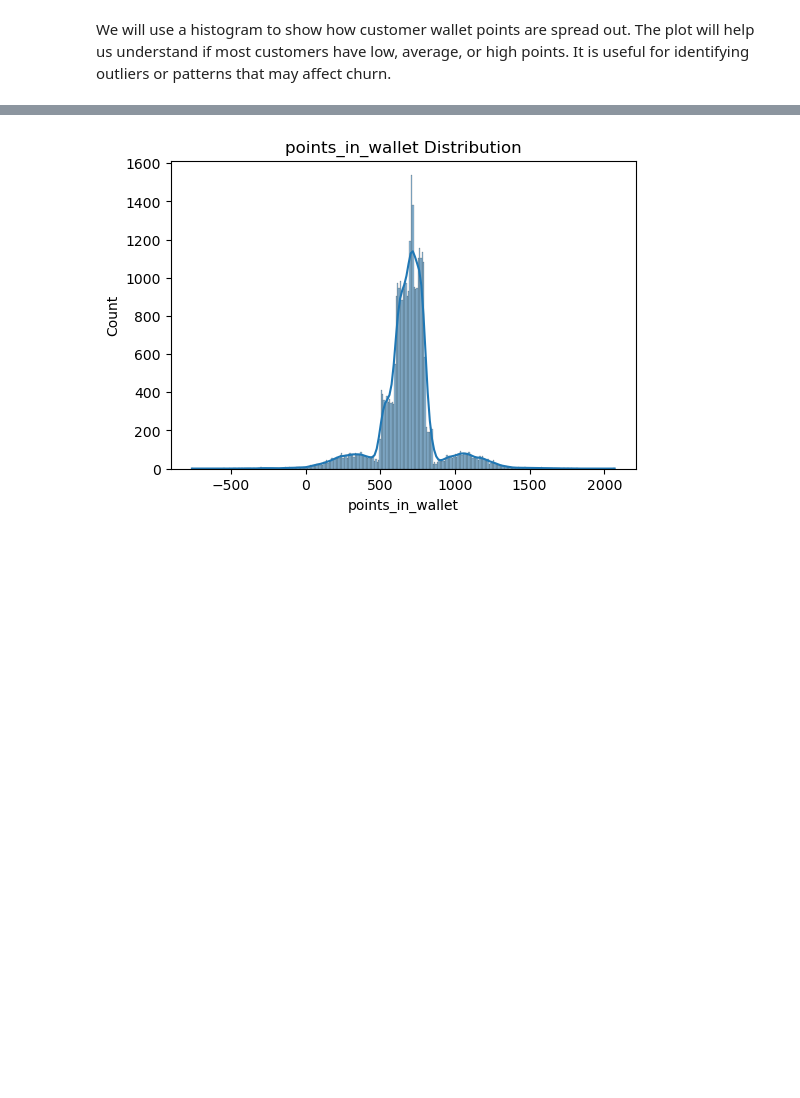
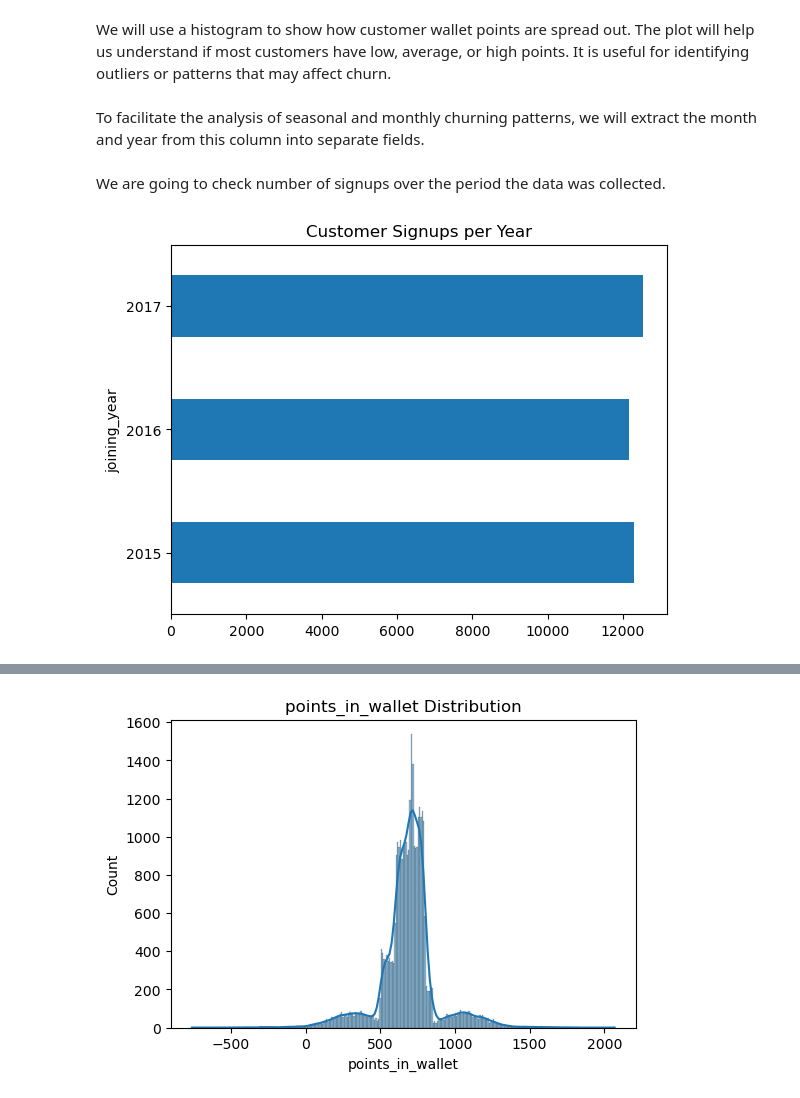
Before and after one commit to wambuikariuki/Capstone_Phase5_group9, a Jupyter notebook: Notebook.ipynb, the cells around one changed output, grey strips where cells are left out. Saved outputs shown, nothing was run; the diff lists cells and outputs as text; code cells hidden in the pictures; blank space fills up the shorter version.

```diff
--- a/Notebook.ipynb
+++ b/Notebook.ipynb
@@ -248,0 +251,2 @@ We will use a histogram to show how customer wallet points are spread out. The p
+# %% [markdown]
+To facilitate the analysis of seasonal and monthly churning patterns, we will extract the month and year from this column into separate fields.
@@ -248,0 +257,8 @@ We will use a histogram to show how customer wallet points are spread out. The p
+# %% [markdown]
+We are going to check number of signups over the period the data was collected.
+# %%
+# Customer Signups Over Time
+# bar plot of number of users joining per year.
+df.groupby('joining_year').size().plot(kind='barh', title='Customer Signups per Year');
+# %% [output]
+[figure, added]
```
Also changed, not shown: parts of 53 cells of this notebook.
